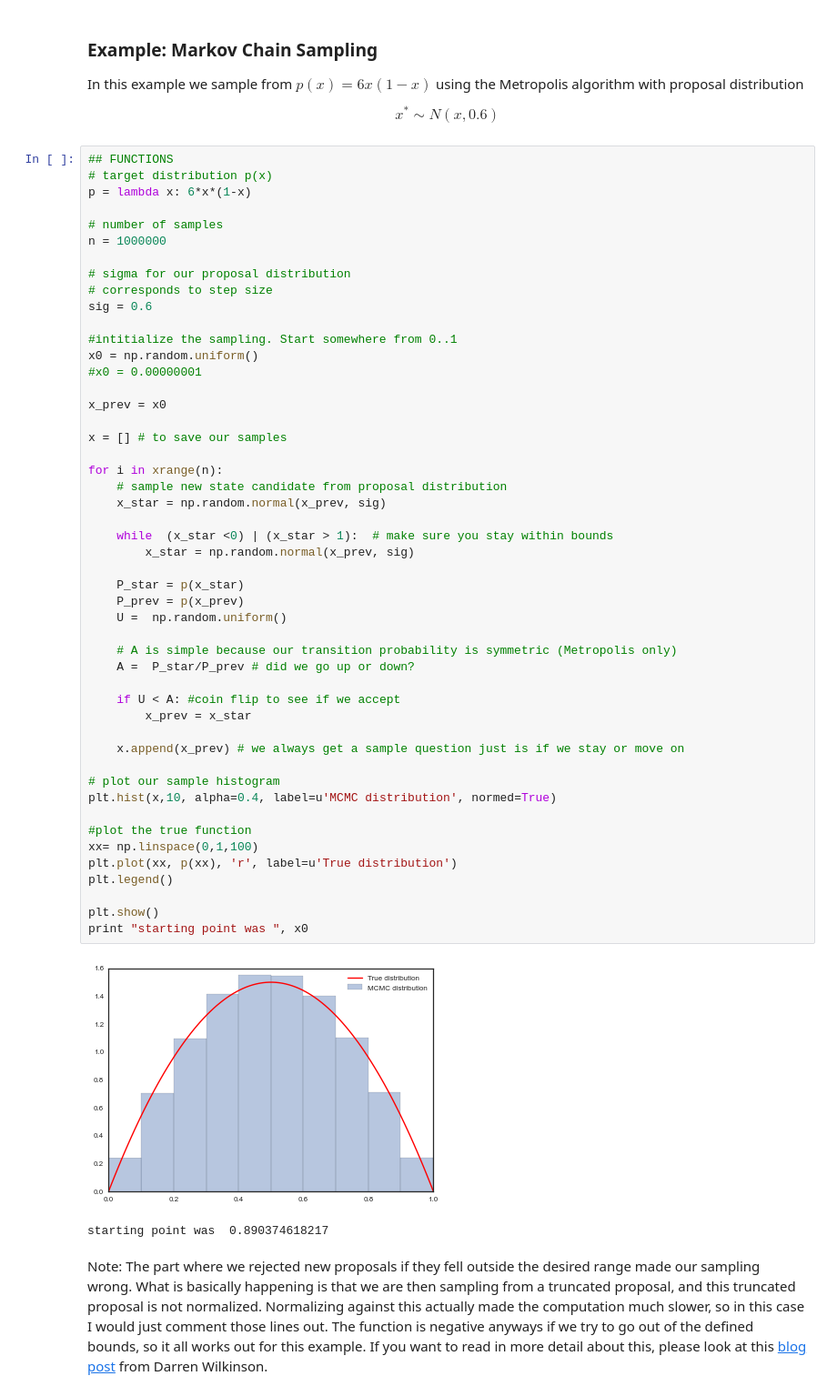
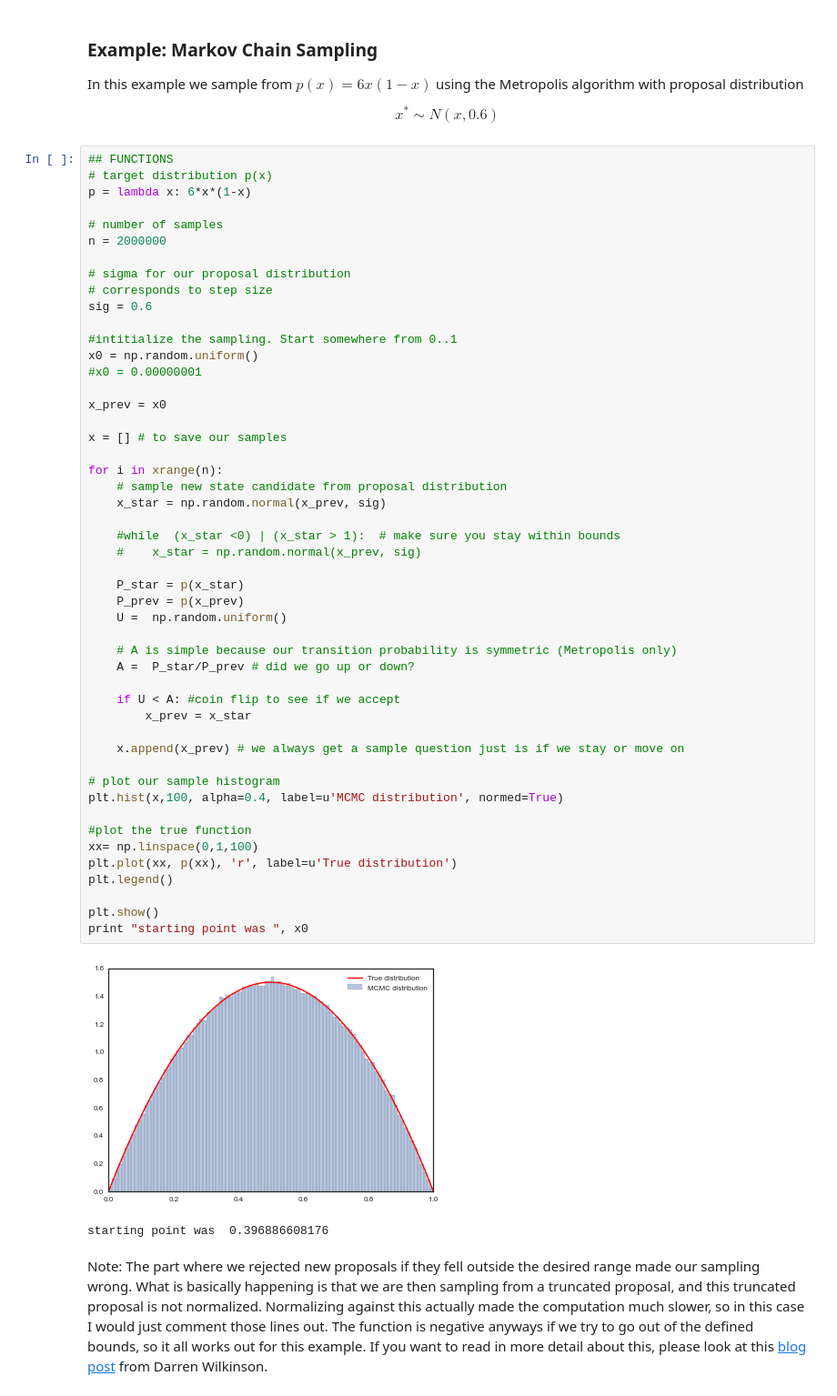
Before and after one commit to subodhchhabra/2015, a Jupyter notebook: Lectures/Lecture06_07_Bayesian_Formalism_Part_2_and_MCMC_Slides.ipynb, the cells around one changed output. Shown at 91% size. Saved outputs shown, nothing was run; the diff lists cells and outputs as text.

```diff
--- a/Lectures/Lecture06_07_Bayesian_Formalism_Part_2_and_MCMC_Slides.ipynb
+++ b/Lectures/Lecture06_07_Bayesian_Formalism_Part_2_and_MCMC_Slides.ipynb
@@ -92,7 +92,7 @@ $$x^* \sim N(x, 0.6) $$
 p = lambda x: 6*x*(1-x)
 
 # number of samples
-n = 1000000
+n = 2000000
 
 # sigma for our proposal distribution
 # corresponds to step size
@@ -106,38 +106,38 @@ x_prev = x0
 
 x = [] # to save our samples
 
 for i in xrange(n):
     # sample new state candidate from proposal distribution
     x_star = np.random.normal(x_prev, sig)
 
-    while  (x_star <0) | (x_star > 1):  # make sure you stay within bounds
-        x_star = np.random.normal(x_prev, sig)
+    #while  (x_star <0) | (x_star > 1):  # make sure you stay within bounds
+    #    x_star = np.random.normal(x_prev, sig)
 
     P_star = p(x_star)
     P_prev = p(x_prev)
     U =  np.random.uniform()
 
     # A is simple because our transition probability is symmetric (Metropolis only)
     A =  P_star/P_prev # did we go up or down?
 
     if U < A: #coin flip to see if we accept
         x_prev = x_star
 
     x.append(x_prev) # we always get a sample question just is if we stay or move on
 
 # plot our sample histogram
-plt.hist(x,10, alpha=0.4, label=u'MCMC distribution', normed=True)
+plt.hist(x,100, alpha=0.4, label=u'MCMC distribution', normed=True)
 
 #plot the true function
 xx= np.linspace(0,1,100)
 plt.plot(xx, p(xx), 'r', label=u'True distribution')
 plt.legend()
 
 plt.show()
 print "starting point was ", x0
 # %% [output]
-[figure, old version]
+[figure, new version]
-starting point was  0.890374618217
+starting point was  0.396886608176
 # %% [markdown]
 Note: The part where we rejected new proposals if they fell outside the desired range made our sampling wrong. What is basically happening is that we are then sampling from a truncated proposal, and this truncated proposal is not normalized. Normalizing against this actually made the computation much slower, so in this case I would just comment those lines out. The function is negative anyways if we try to go out of the defined bounds, so it all works out for this example.
 If you want to read in more detail about this, please look at this [blog post](https://darrenjw.wordpress.com/2012/06/04/metropolis-hastings-mcmc-when-the-proposal-and-target-have-differing-support/) from Darren Wilkinson.
```
Also changed, not shown: parts of 1 cell of this notebook, 2 other files.
